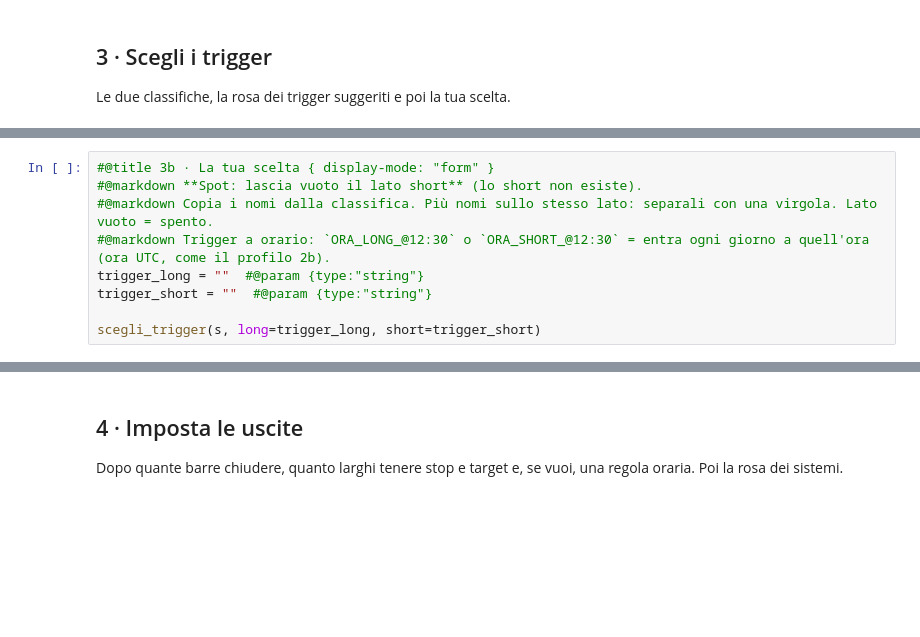
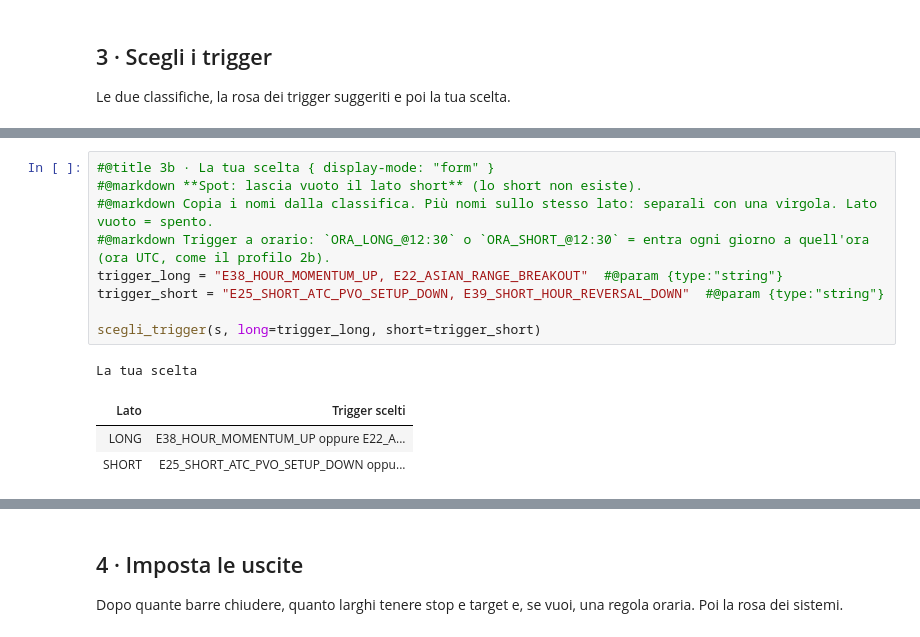
Before and after one commit to matti410/Trading-System-Creator_V4, a Jupyter notebook: Trading_System_Lab_Crypto.ipynb, the cells around one changed output, grey strips where cells are left out. Cells and saved outputs as stored; diff of their text form; blank space fills up the shorter version.

```diff
--- a/Trading_System_Lab_Crypto.ipynb
+++ b/Trading_System_Lab_Crypto.ipynb
@@ -116,9 +175,14 @@ rosa_dei_trigger(s);
 # %%
 #@title 3b · La tua scelta { display-mode: "form" }
 #@markdown **Spot: lascia vuoto il lato short** (lo short non esiste).
 #@markdown Copia i nomi dalla classifica. Più nomi sullo stesso lato: separali con una virgola. Lato vuoto = spento.
 #@markdown Trigger a orario: `ORA_LONG_@12:30` o `ORA_SHORT_@12:30` = entra ogni giorno a quell'ora (ora UTC, come il profilo 2b).
-trigger_long = ""  #@param {type:"string"}
-trigger_short = ""  #@param {type:"string"}
+trigger_long = "E38_HOUR_MOMENTUM_UP, E22_ASIAN_RANGE_BREAKOUT"  #@param {type:"string"}
+trigger_short = "E25_SHORT_ATC_PVO_SETUP_DOWN, E39_SHORT_HOUR_REVERSAL_DOWN"  #@param {type:"string"}
 
 scegli_trigger(s, long=trigger_long, short=trigger_short)
+# %% [output]
+La tua scelta
+| Lato | Trigger scelti |
+| LONG | E38_HOUR_MOMENTUM_UP oppure E22_A... |
+| SHORT | E25_SHORT_ATC_PVO_SETUP_DOWN oppu... |
```
Also changed, not shown: parts of 9 cells of this notebook.
